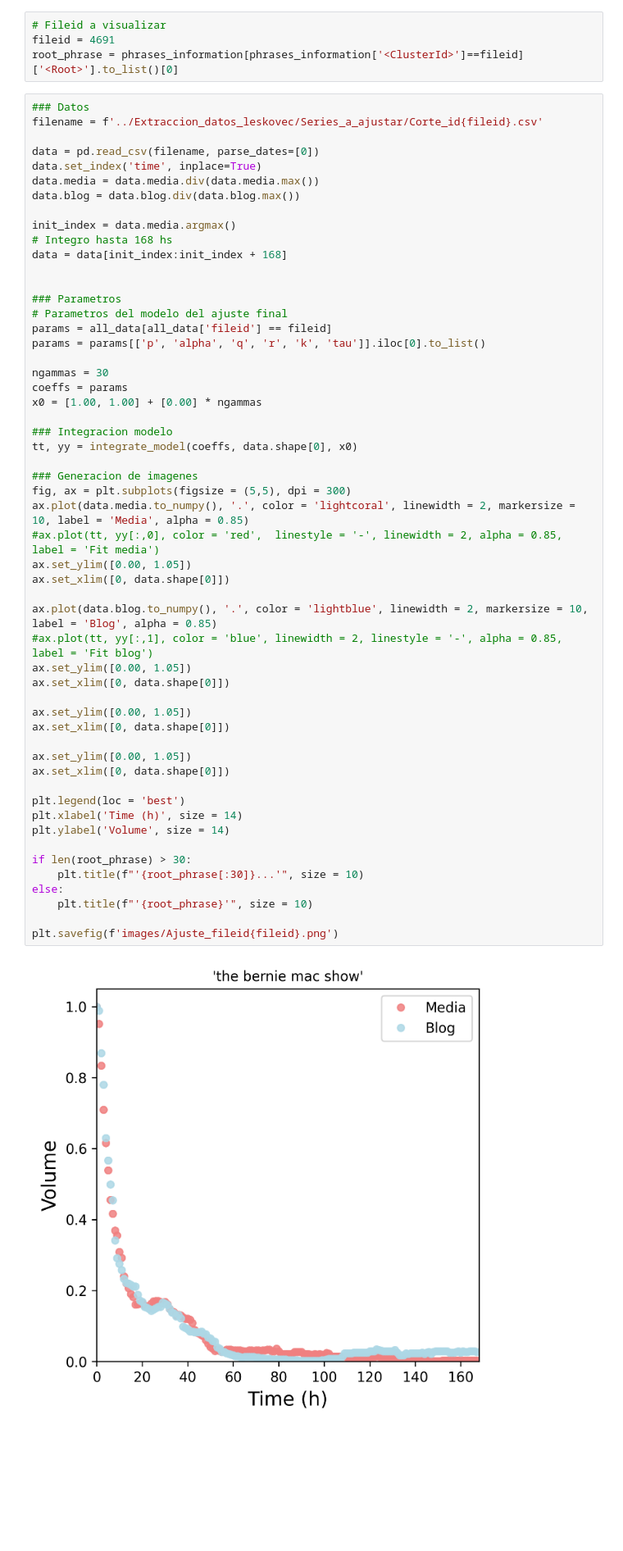
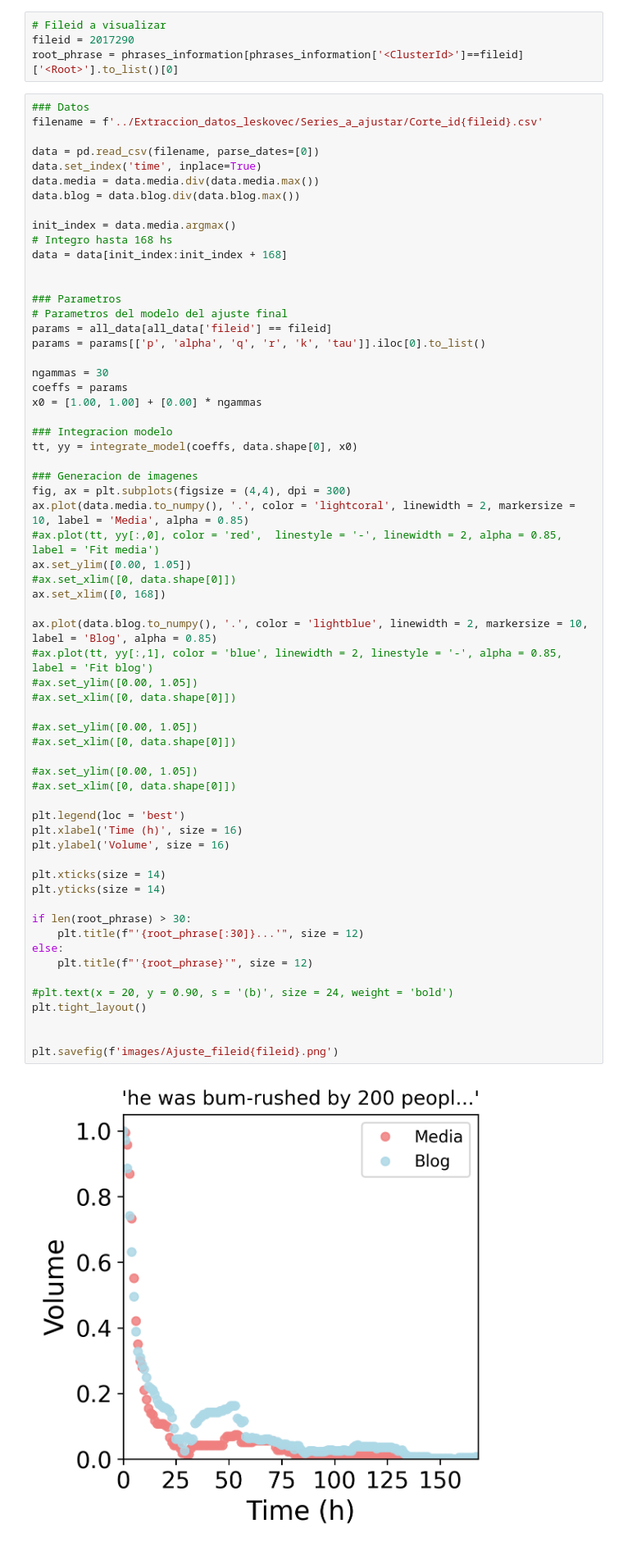
Before and after one commit to spinto88/Meme_proyect, a Jupyter notebook: Integracion_y_analisis/Integracion_modelo_parametros_finales_individual.ipynb, the cells around one changed output. Shown at 82% size. Saved outputs shown, nothing was run; the diff lists cells and outputs as text; blank space fills up the shorter version.

```diff
--- a/Integracion_y_analisis/Integracion_modelo_parametros_finales_individual.ipynb
+++ b/Integracion_y_analisis/Integracion_modelo_parametros_finales_individual.ipynb
@@ -56,7 +56,7 @@ all_data.head()
 | 4 | 1134876 | 0.074291 | 0.023095 | 0.280250 | 0.264289 | -0.171589 | 80.580418 | 0.999539 | 0.990230 | 0.020916 | 1.0 | ... |
 # %%
 # Fileid a visualizar
-fileid = 4691
+fileid = 2017290
 root_phrase = phrases_information[phrases_information['<ClusterId>']==fileid]['<Root>'].to_list()[0]
 # %%
 ### Datos
@@ -74,43 +74,51 @@ data = data[init_index:init_index + 168]
 
 ### Parametros
 # Parametros del modelo del ajuste final
 params = all_data[all_data['fileid'] == fileid]
 params = params[['p', 'alpha', 'q', 'r', 'k', 'tau']].iloc[0].to_list()
 
 ngammas = 30
 coeffs = params
 x0 = [1.00, 1.00] + [0.00] * ngammas
 
 ### Integracion modelo
 tt, yy = integrate_model(coeffs, data.shape[0], x0)
 
 ### Generacion de imagenes
-fig, ax = plt.subplots(figsize = (5,5), dpi = 300)
+fig, ax = plt.subplots(figsize = (4,4), dpi = 300)
 ax.plot(data.media.to_numpy(), '.', color = 'lightcoral', linewidth = 2, markersize = 10, label = 'Media', alpha = 0.85)
 #ax.plot(tt, yy[:,0], color = 'red',  linestyle = '-', linewidth = 2, alpha = 0.85, label = 'Fit media')
 ax.set_ylim([0.00, 1.05])
-ax.set_xlim([0, data.shape[0]])
+#ax.set_xlim([0, data.shape[0]])
+ax.set_xlim([0, 168])
 
 ax.plot(data.blog.to_numpy(), '.', color = 'lightblue', linewidth = 2, markersize = 10, label = 'Blog', alpha = 0.85)
 #ax.plot(tt, yy[:,1], color = 'blue', linewidth = 2, linestyle = '-', alpha = 0.85, label = 'Fit blog')
-ax.set_ylim([0.00, 1.05])
-ax.set_xlim([0, data.shape[0]])
+#ax.set_ylim([0.00, 1.05])
+#ax.set_xlim([0, data.shape[0]])
 
-ax.set_ylim([0.00, 1.05])
-ax.set_xlim([0, data.shape[0]])
+#ax.set_ylim([0.00, 1.05])
+#ax.set_xlim([0, data.shape[0]])
 
-ax.set_ylim([0.00, 1.05])
-ax.set_xlim([0, data.shape[0]])
+#ax.set_ylim([0.00, 1.05])
+#ax.set_xlim([0, data.shape[0]])
 
 plt.legend(loc = 'best')
-plt.xlabel('Time (h)', size = 14)
-plt.ylabel('Volume', size = 14)
+plt.xlabel('Time (h)', size = 16)
+plt.ylabel('Volume', size = 16)
+
+plt.xticks(size = 14)
+plt.yticks(size = 14)
 
 if len(root_phrase) > 30:
-    plt.title(f"'{root_phrase[:30]}...'", size = 10)
+    plt.title(f"'{root_phrase[:30]}...'", size = 12)
 else:
-    plt.title(f"'{root_phrase}'", size = 10)
+    plt.title(f"'{root_phrase}'", size = 12)
+
+#plt.text(x = 20, y = 0.90, s = '(b)', size = 24, weight = 'bold')
+plt.tight_layout()
+
 
 plt.savefig(f'images/Ajuste_fileid{fileid}.png')
 # %% [output]
-[figure, old version]
+[figure, new version]
```
Also changed, not shown: 3 other files.
